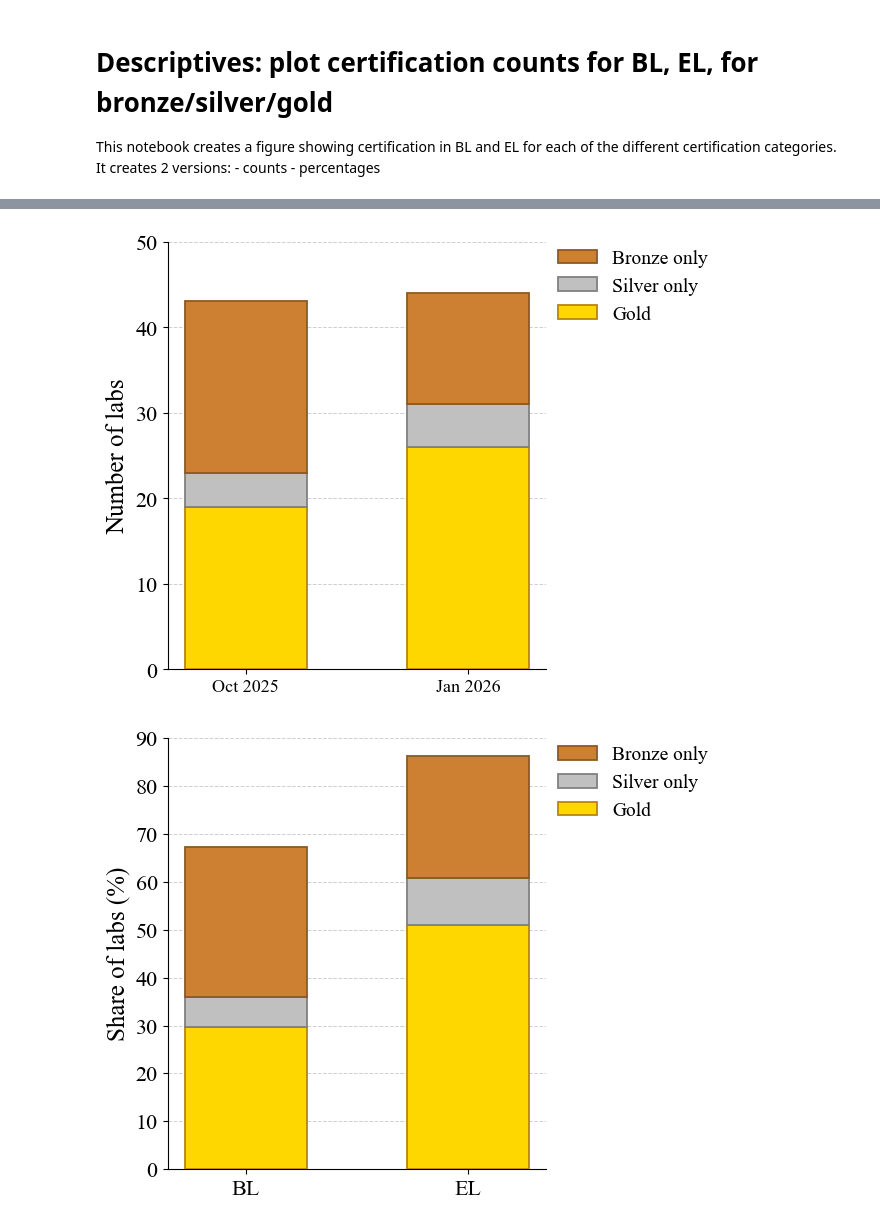
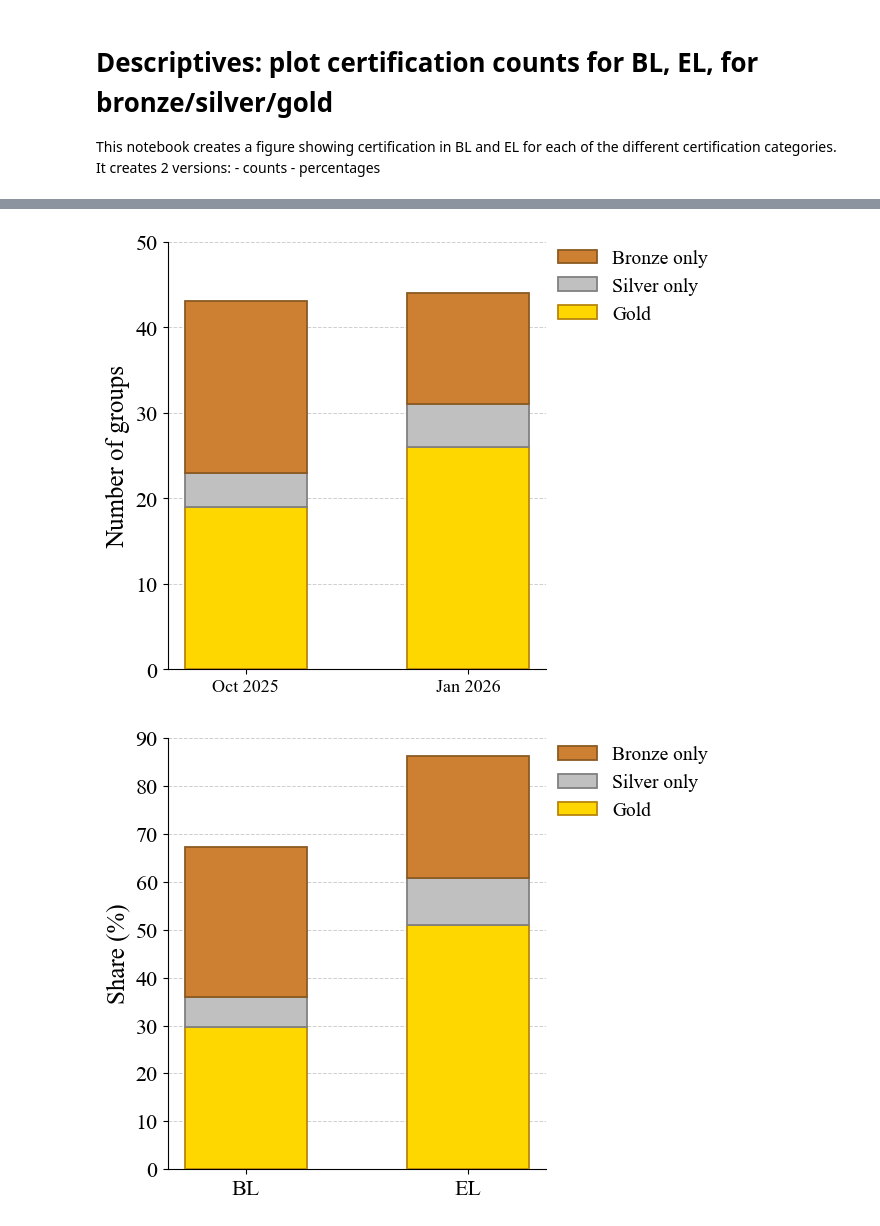
Before and after one commit to daphrut/lab-experiment, a Jupyter notebook: 3_Analysis/3_Descriptives/3_5_certification.ipynb, the cells around one changed output, grey strips where cells are left out. Cells and saved outputs as stored; diff of their text form; code cells hidden in the pictures.

```diff
--- a/3_Analysis/3_Descriptives/3_5_certification.ipynb
+++ b/3_Analysis/3_Descriptives/3_5_certification.ipynb
@@ -106,8 +106,8 @@ def cert_pct(level, wave):
     return (c / n * 100) if n > 0 else 0
 
 for metric, fn, ylabel, ylim in [
-    ("counts",      cert_count, "Number of labs",    (0, 50)),
-    ("percentages", cert_pct,   "Share of labs (%)", (0, 90)),
+    ("counts",      cert_count, "Number of groups",    (0, 50)),
+    ("percentages", cert_pct,   "Share (%)", (0, 90)),
 ]:
     fig, ax = plt.subplots(figsize=(8, 5))
 
@@ -150,7 +150,7 @@ for metric, fn, ylabel, ylim in [
 
 for metric, fn, ylabel, ylim in [
     ("counts",      cert_count, "Number of labs",    (0, 50)),
-    ("percentages", cert_pct,   "Share of labs (%)", (0, 90)),
+    ("percentages", cert_pct,   "Share (%)", (0, 90)),
 ]:
     fig, ax = plt.subplots(figsize=(8, 5))
 
@@ -216,8 +216,8 @@ waves = ["bl", "el"]
 x = np.arange(len(waves))
 
 for metric, fn, ylabel, ylim in [
-    ("stacked_counts", _cert_components_counts, "Number of labs", (0, 50)),
-    ("stacked_percentages", _cert_components_pct, "Share of labs (%)", (0, 90)),
+    ("stacked_counts", _cert_components_counts, "Number of groups", (0, 50)),
+    ("stacked_percentages", _cert_components_pct, "Share (%)", (0, 90)),
 ]:
     comp_vals = [fn(w) for w in waves]
     bronze_vals = [v[0] for v in comp_vals]
@@ -279,2 +279,2 @@ for metric, fn, ylabel, ylim in [
-[figure, old version]
+[figure, new version]
-[figure, old version]
+[figure, new version]
```
Also changed, not shown: parts of 4 cells of this notebook.
